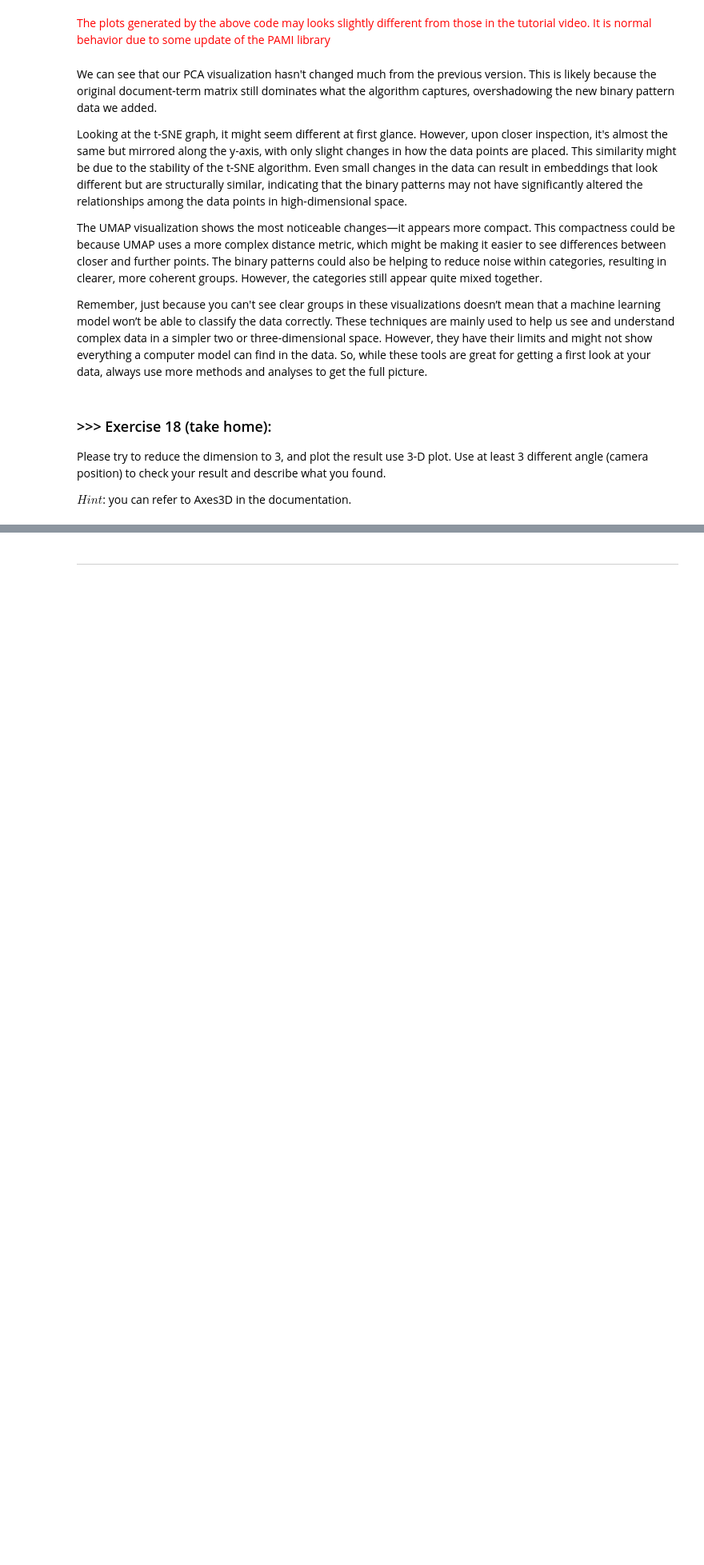
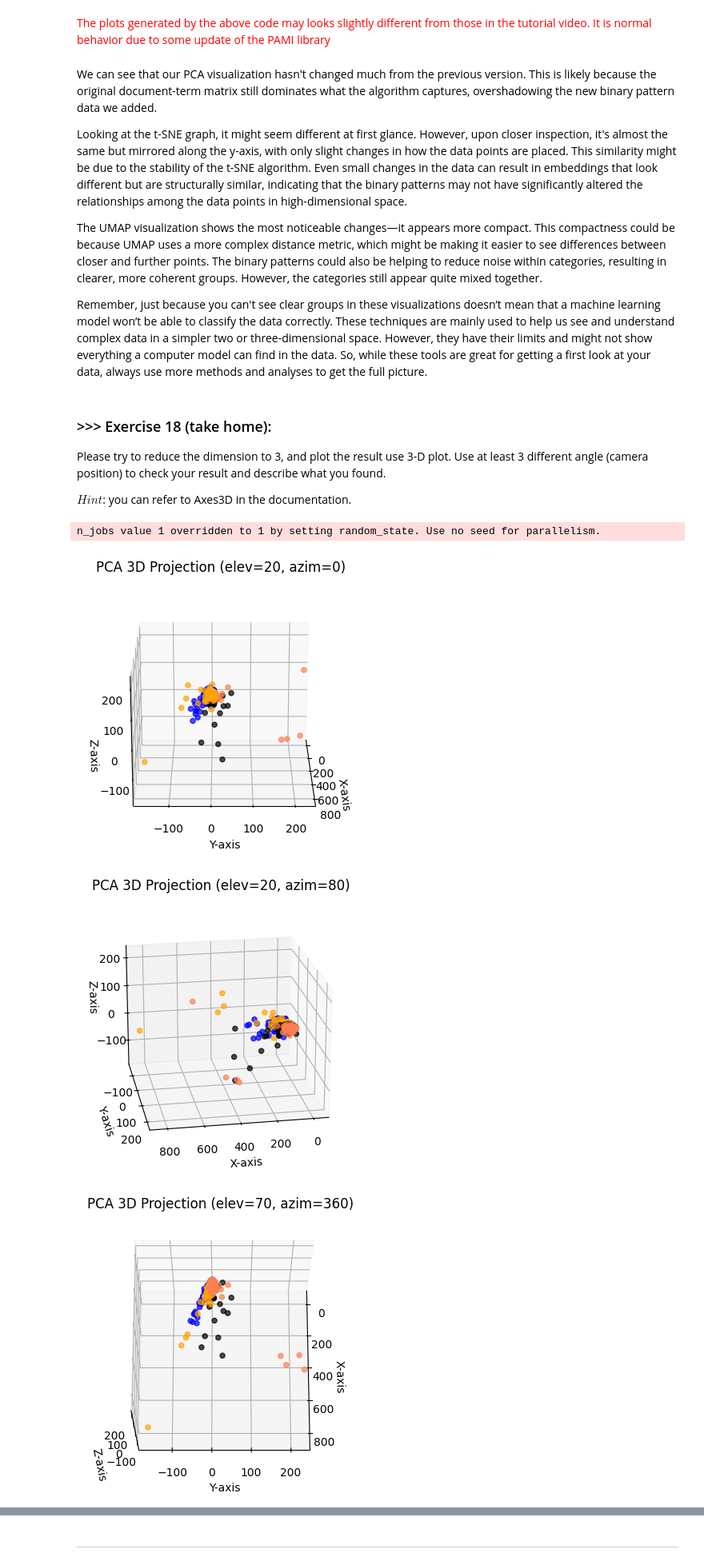
Before and after one commit to Nattapat140/DM2025-Lab1-Exercise, a Jupyter notebook: DM2025-Lab1-Master.ipynb, the cells around one changed output, grey strips where cells are left out. Shown at 80% size. Saved outputs shown, nothing was run; the diff lists cells and outputs as text; code cells hidden in the pictures; blank space fills up the shorter version.

```diff
--- a/DM2025-Lab1-Master.ipynb
+++ b/DM2025-Lab1-Master.ipynb
@@ -1940,0 +2269,62 @@ $Hint$: you can refer to Axes3D in the documentation.
+# %%
+#Answer Here
+
+# ref: https://matplotlib.org/3.3.3/api/_as_gen/mpl_toolkits.mplot3d.axes3d.Axes3D.html
+from mpl_toolkits.mplot3d import Axes3D
+
+# Reduce to 3D
+X_pca_aug_3d = PCA(n_components=3).fit_transform(augmented_df.values)
+X_tsne_aug_3d = TSNE(n_components=3, random_state=9).fit_transform(augmented_df.values)
+X_umap_aug_3d = umap.UMAP(n_components=3, random_state=9).fit_transform(augmented_df.values)
+
+col = ['coral', 'blue', 'black', 'orange']
+categories = X['category_name'].unique()
+pos = 1
+
+def plot_3d_scatter(X_reduced, title, elev, azim):
+    global pos
+    fig = plt.figure(figsize=(25, 15))
+    ax = fig.add_subplot(3, 3, pos, projection='3d') #i tried to use AXEs3D but it didnt work, turns out that Matplot3.3+ didnt have to use AXEs3D anymore
+    for c, category in zip(col, categories):
+        xs = X_reduced[X['category_name'] == category].T[0]
+        ys = X_reduced[X['category_name'] == category].T[1]
+        zs = X_reduced[X['category_name'] == category].T[2]
+        ax.scatter(xs, ys, zs, c=c, label=category, alpha=0.7)
+
+    ax.view_init(elev=elev, azim=azim)
+    ax.set_title(f"{title} (elev={elev}, azim={azim})")
+    ax.set_xlabel("X-axis")
+    ax.set_ylabel("Y-axis")
+    ax.set_zlabel("Z-axis")
+    pos += 1
+
+# (Elevation viewing angle, Azimuthal viewing angle) = A pair of coordinates used to specify an object's position in 3D space
+angles = [(20, 0), (20, 80), (70, 360)]
+
+plot_3d_scatter(X_pca_aug_3d, "PCA 3D Projection", angles[0][0], angles[0][1])
+plot_3d_scatter(X_pca_aug_3d, "PCA 3D Projection", angles[1][0], angles[1][1])
+plot_3d_scatter(X_pca_aug_3d, "PCA 3D Projection", angles[2][0], angles[2][1])
+
+plot_3d_scatter(X_tsne_aug_3d, "t-SNE 3D Projection", angles[0][0], angles[0][1])
+plot_3d_scatter(X_tsne_aug_3d, "t-SNE 3D Projection", angles[1][0], angles[1][1])
+plot_3d_scatter(X_tsne_aug_3d, "t-SNE 3D Projection", angles[2][0], angles[2][1])
+
+plot_3d_scatter(X_umap_aug_3d, "UMAP 3D Projection", angles[0][0], angles[0][1])
+plot_3d_scatter(X_umap_aug_3d, "UMAP 3D Projection", angles[1][0], angles[1][1])
+plot_3d_scatter(X_umap_aug_3d, "UMAP 3D Projection", angles[2][0], angles[2][1])
+plt.tight_layout()
+plt.show()
+
+"""
+I tried to use different angles, along with the x , y , z axes
+What have I found:
+    1. since 3D plots include one more component, so clusters that seemed merged in 2D are now be clearly distinct in PCA and t-SNE
+    2. In t-SNE 3D, I can cleary see that different angle display different local neighborhood for each structure
+        For example, for the camera position that looks into y-axis, we can see blue color is dominating, for x-axis is black and for z-axis is orange
+    3. for the UMAP, the clusters in the graph is still merged even in 3D, this could represent how well each categories are related to each others
+"""
+# %% [output]
+n_jobs value 1 overridden to 1 by setting random_state. Use no seed for parallelism.
+[figure, added]
+[figure, added]
+[figure, added]
```
Also changed, not shown: parts of 66 cells of this notebook, 3 other files.
